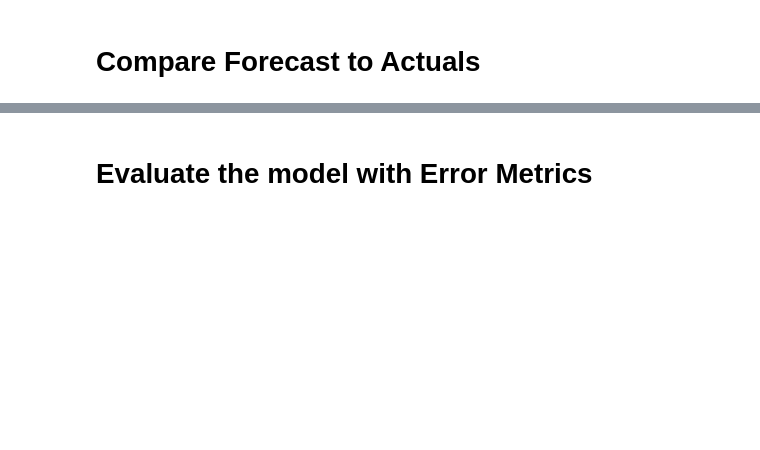
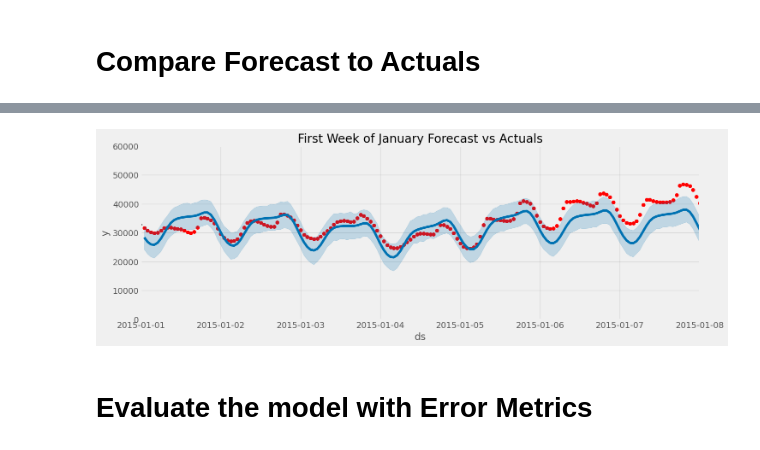
Before and after one commit to minarkap/facebook-prophet, a Jupyter notebook: Copia_de_📈_Time_Series_forecasting_with_Prophet_[YT].ipynb, the cells around one changed output, grey strips where cells are left out. Saved outputs shown, nothing was run; the diff lists cells and outputs as text; code cells hidden in the pictures; blank space fills up the shorter version.

```diff
--- a/Copia_de_📈_Time_Series_forecasting_with_Prophet_[YT].ipynb
+++ b/Copia_de_📈_Time_Series_forecasting_with_Prophet_[YT].ipynb
@@ -174,12 +220,15 @@ plot = plt.suptitle('January 2015 Forecast vs Actuals')
 # %%
 # Plot the forecast with the actuals
 f, ax = plt.subplots(figsize=(15, 5))
 ax.scatter(pjme_test.index, pjme_test['PJME_MW'], color='r')
 fig = model.plot(pjme_test_fcst, ax=ax)
-ax.set_xbound(lower='01-01-2015', upper='01-08-2015')
+ax.set_xbound(lower=pd.to_datetime('2015-01-01'),
+              upper=pd.to_datetime('2015-01-08'))
 ax.set_ylim(0, 60000)
 ax.set_title('First Week of January Forecast vs Actuals')
 plt.show()
+# %% [output]
+[figure, added]
 # %% [markdown]
 # Evaluate the model with Error Metrics
 # %%
```
Also changed, not shown: parts of 24 cells of this notebook.
